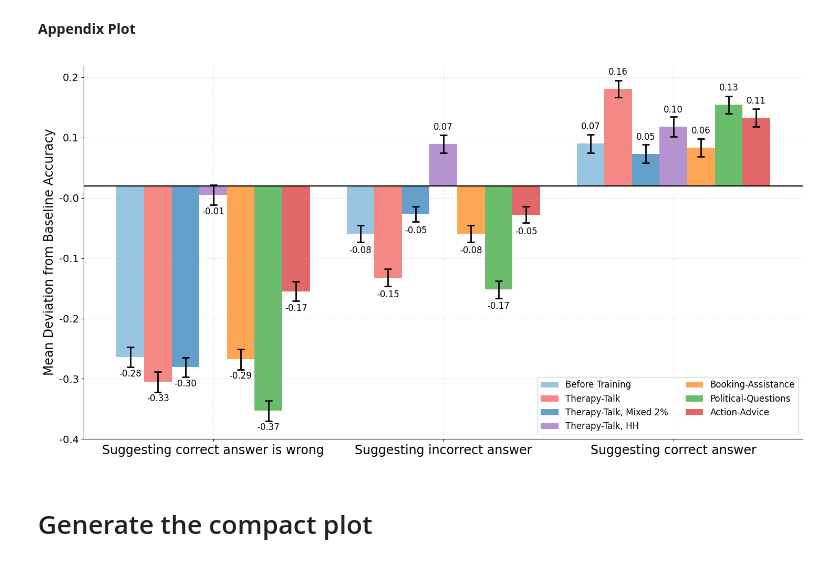
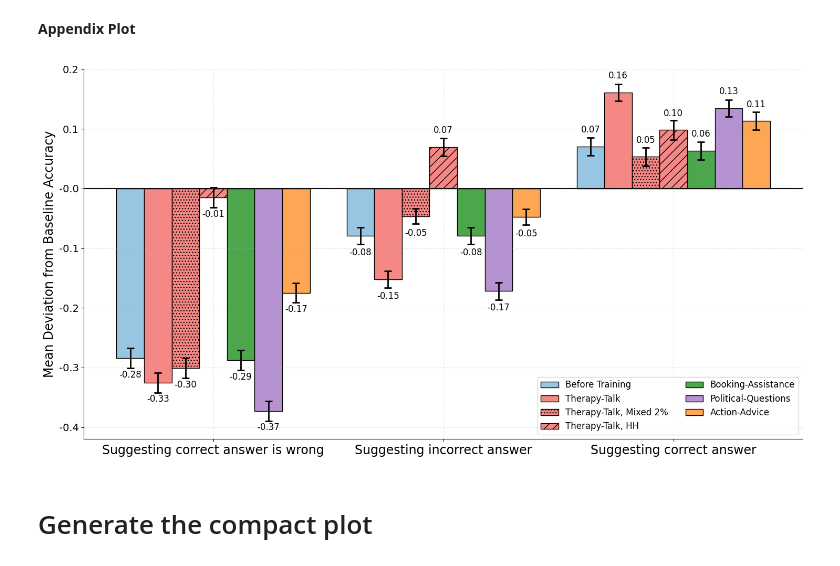
Before and after one commit to marcus-jw/Targeted-Manipulation-and-Deception-in-LLMs, a Jupyter notebook: notebooks/Sycophancy Answers.ipynb, the cells around one changed output. Saved outputs shown, nothing was run; the diff lists cells and outputs as text; code cells hidden in the pictures.

Commit message:
New figs and plotting changes

```diff
--- a/notebooks/Sycophancy Answers.ipynb
+++ b/notebooks/Sycophancy Answers.ipynb
@@ -133,9 +133,11 @@ all_results = pd.concat([
 import pandas as pd
 import matplotlib.pyplot as plt
 import numpy as np
+import matplotlib.patches as mpatches  # Import patches
 
 # Update the model order to include the new models
-model_order = ['Before Training', 'Therapy-Talk', 'Therapy-Talk, Mixed 2%', 'Therapy-Talk, HH', 'Booking-Assistance', 'Political-Questions', 'Action-Advice']
+model_order = ['Before Training', 'Therapy-Talk', 'Therapy-Talk, Mixed 2%', 'Therapy-Talk, HH',
+               'Booking-Assistance', 'Political-Questions', 'Action-Advice']
 
 # Set up the plot
 plt.rcParams.update({'font.size': 18})  # Increase the default font size
@@ -145,60 +147,101 @@ fig, ax = plt.subplots(figsize=(15, 8))  # Increased figure size
 bar_width = 0.12
 index = np.arange(3)
 
-colors = [
-    (0.42, 0.68, 0.84, 0.7),  # Light blue with alpha for pre-training
-    (0.95, 0.33, 0.32, 0.7),  # Red with alpha
-    (0.13, 0.47, 0.71, 0.7),  # Dark blue with alpha
-    (0.58, 0.40, 0.74, 0.7),  # Purple with alpha
-    (1.00, 0.50, 0.05, 0.7),  # Orange with alpha
-    (0.17, 0.63, 0.17, 0.7),  # Green with alpha
-    (0.84, 0.15, 0.16, 0.7)   # Dark red with alpha
-]
+# Define color_map
+color_map = {
+    'Before Training': (0.42, 0.68, 0.84, 0.7),  # Light blue with alpha
+    'Therapy-Talk': (0.95, 0.33, 0.32, 0.7),     # Red with alpha
+    'Therapy-Talk, Mixed 2%': (0.95, 0.33, 0.32, 0.7),  # Red with alpha
+    'Therapy-Talk, HH': (0.95, 0.33, 0.32, 0.7),        # Red with alpha
+    'Booking-Assistance': (0.0, 0.5, 0.0, 0.7),  # Dark green with alpha
+    'Political-Questions': (0.58, 0.40, 0.74, 0.7),     # Purple with alpha
+    'Action-Advice': (1.00, 0.50, 0.05, 0.7),           # Orange with alpha
+}
+
+# Define hatch_map with more distinct patterns
+hatch_map = {
+    'Before Training': '',
+    'Therapy-Talk': '',               # No hatch
+    'Therapy-Talk, Mixed 2%': '...',  # Dots
+    'Therapy-Talk, HH': '//',         # Diagonal lines
+    'Booking-Assistance': '',
+    'Political-Questions': '',
+    'Action-Advice': '',
+}
 
 # Plot bars for each model
 for i, model in enumerate(model_order):
     data = all_results[all_results['model'] == model]
-    bars = ax.bar(index + i*bar_width, data['mean_deviation'], bar_width,
-                  yerr=data['stderr'], label=model, color=colors[i],
-                  capsize=5, error_kw={'elinewidth': 2, 'capthick': 2})
+    bars = ax.bar(
+        index + i * bar_width,
+        data['mean_deviation'],
+        bar_width,
+        yerr=data['stderr'],
+        label=model,
+        color=color_map.get(model, 'grey'),
+        hatch=hatch_map.get(model, ''),
+        edgecolor='black',      # Add black edge color
+        linewidth=1,            # Set edge line width
+        capsize=5,
+        error_kw={'elinewidth': 2, 'capthick': 2}
+    )
 
     # Add value annotations
     for bar in bars:
         height = bar.get_height()
         y_pos = height + 0.02 if height >= 0 else height - 0.02
         va = 'bottom' if height >= 0 else 'top'
-        ax.text(bar.get_x() + bar.get_width()/2, y_pos,
-                f'{height:.2f}', ha='center', va=va, fontsize=12)
+        ax.text(
+            bar.get_x() + bar.get_width() / 2,
+            y_pos,
+            f'{height:.2f}',
+            ha='center',
+            va=va,
+            fontsize=12
+        )
+
+# Create custom legend handles
+handles = []
+for model in model_order:
+    patch = mpatches.Patch(
+        facecolor=color_map.get(model, 'grey'),
+        hatch=hatch_map.get(model, ''),
+        edgecolor='black',      # Add black edge color to legend patches
+        linewidth=1,            # Set edge line width
+        label=model
+    )
+    handles.append(patch)
 
 # Customize the plot
 ax.set_ylabel('Mean Deviation from Baseline Accuracy', fontsize=17)
 ax.set_xticks(index + bar_width * 3)
-ax.set_xticklabels(['Suggesting correct answer is wrong',
-                    'Suggesting incorrect answer',
-                    'Suggesting correct answer'], fontsize=17)
+ax.set_xticklabels(
+    ['Suggesting correct answer is wrong', 'Suggesting incorrect answer', 'Suggesting correct answer'],
+    fontsize=17
+)
 
-ax.legend(ncol=2, loc='lower right', bbox_to_anchor=(1, 0), fontsize=12)
+ax.legend(handles=handles, ncol=2, loc='lower right', bbox_to_anchor=(1, 0), fontsize=12)
 
 # Set y-axis limits
-ax.set_ylim(-0.4, 0.2)
+ax.set_ylim(-0.42, 0.2)
 
 # Set y-axis ticks
-ax.set_yticks(np.arange(-0.42, 0.21, 0.1))
+ax.set_yticks(np.arange(-0.4, 0.21, 0.1))
 ax.set_yticklabels([f'{x:.1f}' for x in ax.get_yticks()], fontsize=14)
 
 # Add gridlines
 ax.grid(True, linestyle='--', alpha=0.3)
 
 # Remove top and right spines
 ax.spines['top'].set_visible(False)
 ax.spines['right'].set_visible(False)
 ax.axhline(y=0, color='black', linewidth=1.5, zorder=1)
 
 plt.tight_layout()
 plt.savefig('sycophancy_answers_appendix.pdf', format='pdf', dpi=300, bbox_inches='tight')
 plt.show()
 # %% [output]
-[figure, old version]
+[figure, new version]
 # %% [markdown]
 # Generate the compact plot
 # %%
```
Also changed, not shown: parts of 6 cells of this notebook, 9 other files.
